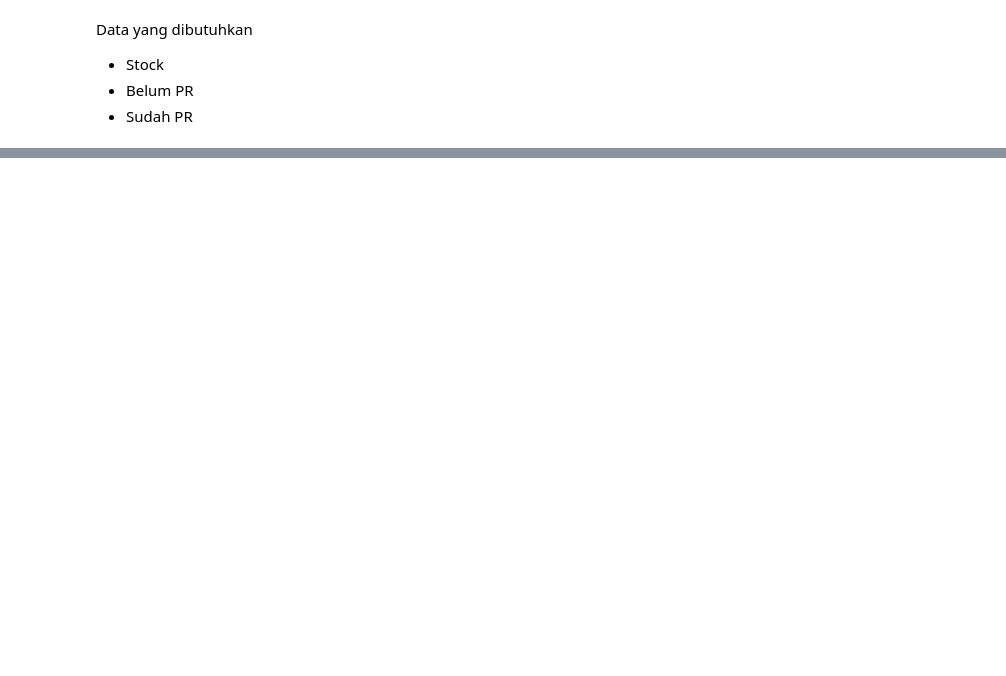
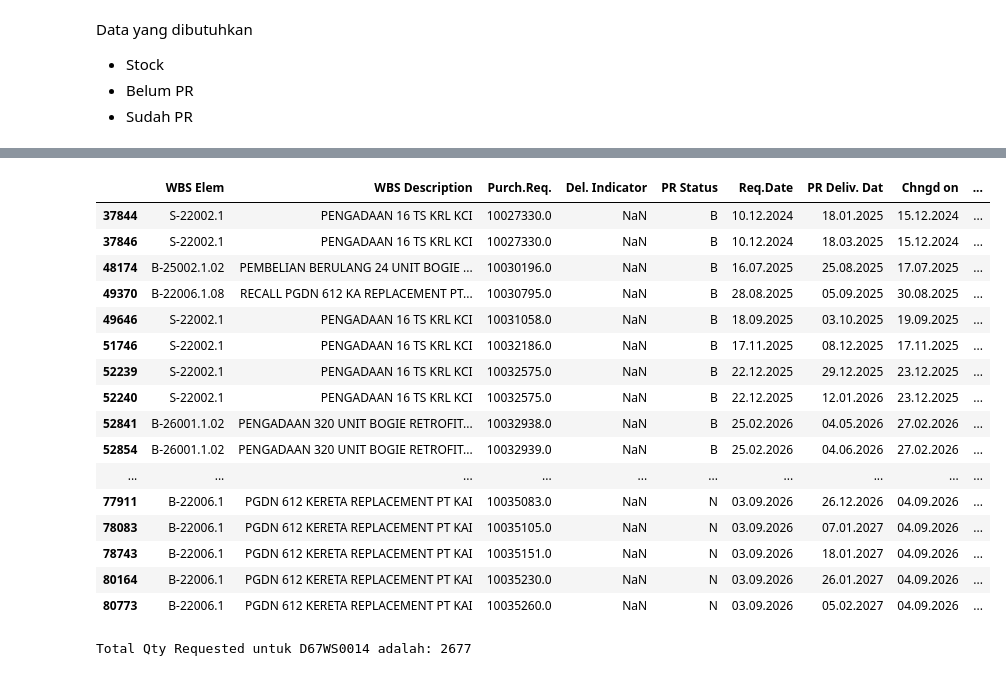
Before and after one commit to widura26/recap-automation, a Jupyter notebook: recap_automation.ipynb, the cells around one changed output, grey strips where cells are left out. Saved outputs shown, nothing was run; the diff lists cells and outputs as text; code cells hidden in the pictures; blank space fills up the shorter version.

```diff
--- a/recap_automation.ipynb
+++ b/recap_automation.ipynb
@@ -1010,6 +1019,7 @@ sap_data = pd.read_csv(sap_data_url, low_memory=False)
 bom_data.columns = bom_data.columns.str.strip()
 
 sap_data.columns = sap_data.columns.str.strip()
+sap_dataset.columns = sap_dataset.columns.str.strip()
 
 sap_data['Qty Requested'] = pd.to_numeric(sap_data['Qty Requested'].str.replace(',', '').str.replace('.', ''), errors='coerce')
 sap_data['Qty Requested'] = sap_data['Qty Requested'].fillna(0).astype(int)
@@ -1149,0 +1114,27 @@ bom_data[bom_data["Nama Sheet Sumber"] == "Crashwrothiness"]
+# %%
+sap_dataset[sap_dataset["Kode Material"] == "A01LK0020"]
+# %% [output]
+|  | WBS Elem | WBS Description | Purch.Req. | Del. Indicator | PR Status | Req.Date | PR Deliv. Dat | Chngd on | ... |
+| 37844 | S-22002.1 | PENGADAAN 16 TS KRL KCI | 10027330.0 | NaN | B | 10.12.2024 | 18.01.2025 | 15.12.2024 | ... |
+| 37846 | S-22002.1 | PENGADAAN 16 TS KRL KCI | 10027330.0 | NaN | B | 10.12.2024 | 18.03.2025 | 15.12.2024 | ... |
+| 48174 | B-25002.1.02 | PEMBELIAN BERULANG 24 UNIT BOGIE ... | 10030196.0 | NaN | B | 16.07.2025 | 25.08.2025 | 17.07.2025 | ... |
+| 49370 | B-22006.1.08 | RECALL PGDN 612 KA REPLACEMENT PT... | 10030795.0 | NaN | B | 28.08.2025 | 05.09.2025 | 30.08.2025 | ... |
+| 49646 | S-22002.1 | PENGADAAN 16 TS KRL KCI | 10031058.0 | NaN | B | 18.09.2025 | 03.10.2025 | 19.09.2025 | ... |
+| 51746 | S-22002.1 | PENGADAAN 16 TS KRL KCI | 10032186.0 | NaN | B | 17.11.2025 | 08.12.2025 | 17.11.2025 | ... |
+| 52239 | S-22002.1 | PENGADAAN 16 TS KRL KCI | 10032575.0 | NaN | B | 22.12.2025 | 29.12.2025 | 23.12.2025 | ... |
+| 52240 | S-22002.1 | PENGADAAN 16 TS KRL KCI | 10032575.0 | NaN | B | 22.12.2025 | 12.01.2026 | 23.12.2025 | ... |
+| 52841 | B-26001.1.02 | PENGADAAN 320 UNIT BOGIE RETROFIT... | 10032938.0 | NaN | B | 25.02.2026 | 04.05.2026 | 27.02.2026 | ... |
+| 52854 | B-26001.1.02 | PENGADAAN 320 UNIT BOGIE RETROFIT... | 10032939.0 | NaN | B | 25.02.2026 | 04.06.2026 | 27.02.2026 | ... |
+| ... | ... | ... | ... | ... | ... | ... | ... | ... | ... |
+| 77911 | B-22006.1 | PGDN 612 KERETA REPLACEMENT PT KAI | 10035083.0 | NaN | N | 03.09.2026 | 26.12.2026 | 04.09.2026 | ... |
+| 78083 | B-22006.1 | PGDN 612 KERETA REPLACEMENT PT KAI | 10035105.0 | NaN | N | 03.09.2026 | 07.01.2027 | 04.09.2026 | ... |
+| 78743 | B-22006.1 | PGDN 612 KERETA REPLACEMENT PT KAI | 10035151.0 | NaN | N | 03.09.2026 | 18.01.2027 | 04.09.2026 | ... |
+| 80164 | B-22006.1 | PGDN 612 KERETA REPLACEMENT PT KAI | 10035230.0 | NaN | N | 03.09.2026 | 26.01.2027 | 04.09.2026 | ... |
+| 80773 | B-22006.1 | PGDN 612 KERETA REPLACEMENT PT KAI | 10035260.0 | NaN | N | 03.09.2026 | 05.02.2027 | 04.09.2026 | ... |
+# %%
+sap_data['Qty Requested'] = pd.to_numeric(sap_data['Qty Requested'], errors='coerce').fillna(0)
+total_qty = sap_data.loc[sap_data['Kode Material'] == "A01LK0020", 'Qty Requested'].sum()
+
+print(f"Total Qty Requested untuk {komat} adalah:", total_qty)
+# %% [output]
+Total Qty Requested untuk D67WS0014 adalah: 2677
```
Also changed, not shown: parts of 22 cells of this notebook.
